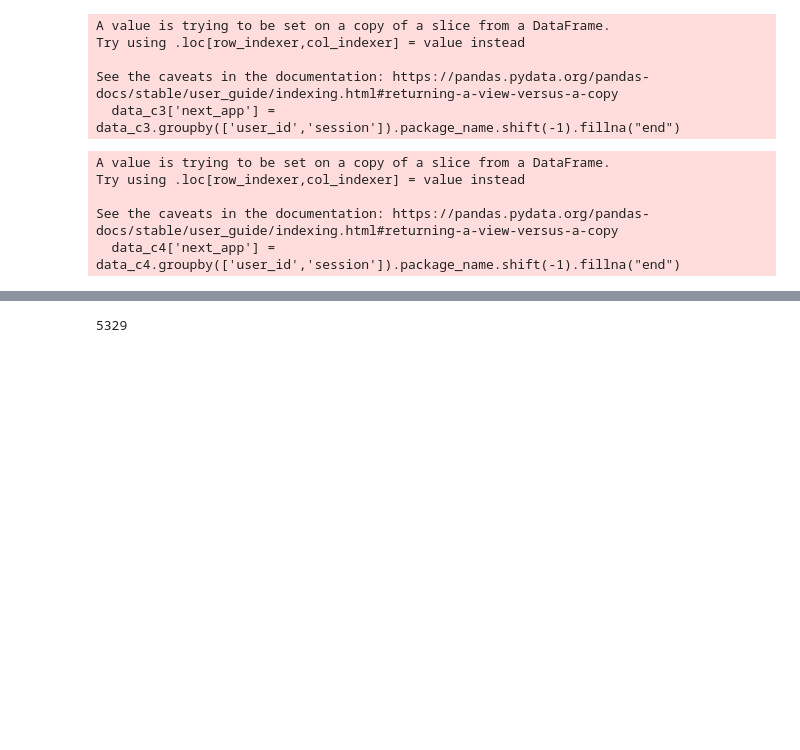
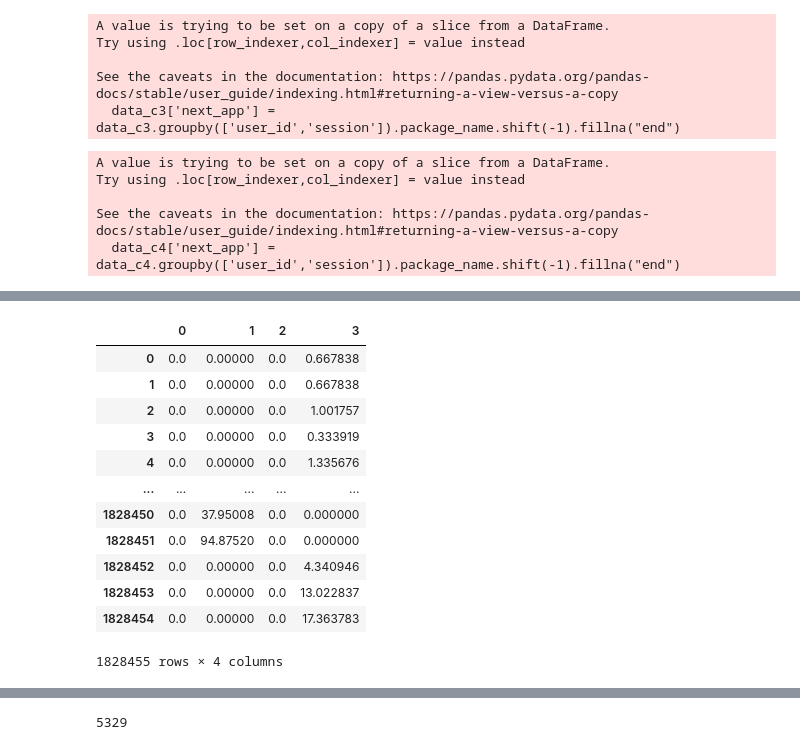
Before and after one commit to ClaraAndersen/motifs_and_competition_in_app_usage, a Jupyter notebook: app_groups.ipynb, the cells around one changed output, grey strips where cells are left out. Cells and saved outputs as stored; diff of their text form; code cells hidden in the pictures; blank space fills up the shorter version.

```diff
--- a/app_groups.ipynb
+++ b/app_groups.ipynb
@@ -1077,0 +1122,16 @@ See the caveats in the documentation: https://pandas.pydata.org/pandas-docs/stab
+# %%
+pd.DataFrame(W)
+# %% [output]
+|  | 0 | 1 | 2 | 3 |
+| 0 | 0.0 | 0.00000 | 0.0 | 0.667838 |
+| 1 | 0.0 | 0.00000 | 0.0 | 0.667838 |
+| 2 | 0.0 | 0.00000 | 0.0 | 1.001757 |
+| 3 | 0.0 | 0.00000 | 0.0 | 0.333919 |
+| 4 | 0.0 | 0.00000 | 0.0 | 1.335676 |
+| ... | ... | ... | ... | ... |
+| 1828450 | 0.0 | 37.95008 | 0.0 | 0.000000 |
+| 1828451 | 0.0 | 94.87520 | 0.0 | 0.000000 |
+| 1828452 | 0.0 | 0.00000 | 0.0 | 4.340946 |
+| 1828453 | 0.0 | 0.00000 | 0.0 | 13.022837 |
+| 1828454 | 0.0 | 0.00000 | 0.0 | 17.363783 |
+1828455 rows × 4 columns
```
Also changed, not shown: parts of 20 cells of this notebook.
